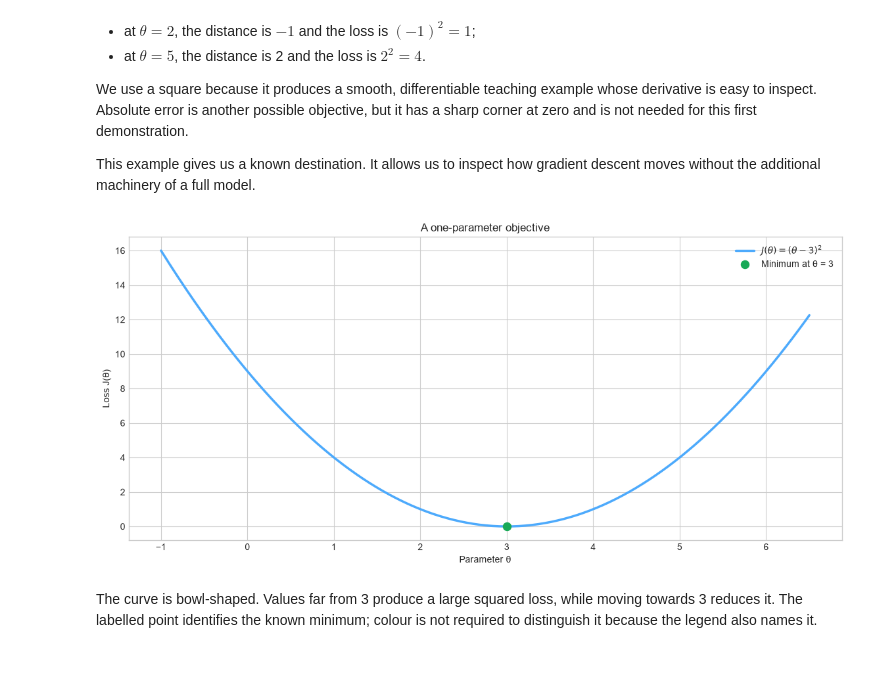
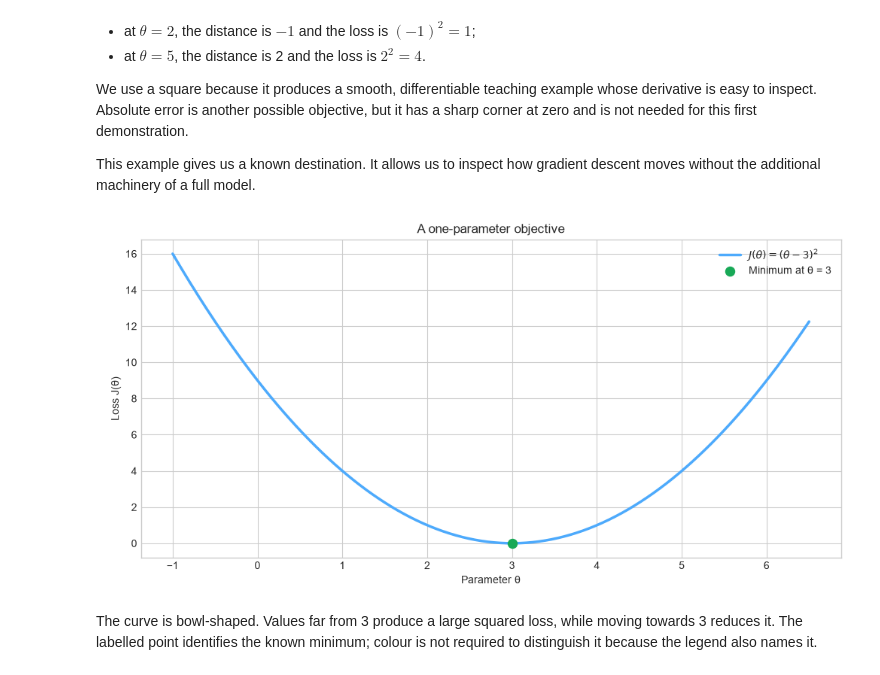
Before and after one commit to Ch3rry-Pi3-Learning-Labs/data-science-labs, a Jupyter notebook: notebooks/01-foundations/gradient-descent/01-gradient-descent-from-intuition-to-implementation.ipynb, the cells around one changed output. Saved outputs shown, nothing was run; the diff lists cells and outputs as text; code cells hidden in the pictures.

Commit message:
Align figures and refine vector notation

```diff
--- a/notebooks/01-foundations/gradient-descent/01-gradient-descent-from-intuition-to-implementation.ipynb
+++ b/notebooks/01-foundations/gradient-descent/01-gradient-descent-from-intuition-to-implementation.ipynb
@@ -79,8 +79,9 @@ BLUE = "#4DAAFC"
 RED = "#E53935"
 GREEN = "#18A957"
 
-# Full-width figures align with the notebook text column on GitHub.
-FULL_WIDTH_FIGSIZE = (14, 6)
+# Consistent native sizes keep plots legible without forcing them to
+# the maximum notebook width. Published outputs are centred separately.
+SINGLE_PLOT_FIGSIZE = (12, 5.5)
 TWO_PANEL_FIGSIZE = (12, 4.5)
 # %% [markdown]
 <a id="optimisation-problem"></a>
@@ -155,15 +153,15 @@ This example gives us a known destination. It allows us to inspect how gradient
 # %%
 theta_grid = np.linspace(-1.0, 6.5, 300)
 objective_grid = (theta_grid - 3.0) ** 2
 
-fig, ax = plt.subplots(figsize=FULL_WIDTH_FIGSIZE)
+fig, ax = plt.subplots(figsize=SINGLE_PLOT_FIGSIZE)
 ax.plot(theta_grid, objective_grid, color=BLUE, linewidth=2.5, label=r"$J(\theta)=(\theta-3)^2$")
 ax.scatter([3.0], [0.0], color=GREEN, s=75, zorder=3, label="Minimum at θ = 3")
 ax.set(title="A one-parameter objective", xlabel="Parameter θ", ylabel="Loss J(θ)")
 ax.legend()
 plt.show()
 # %% [output]
-[figure, old version]
+[figure, new version]
 # %% [markdown]
 The curve is bowl-shaped. Values far from 3 produce a large squared loss, while moving towards 3 reduces it. The labelled point identifies the known minimum; colour is not required to distinguish it because the legend also names it.
 # %% [markdown]
```
Also changed, not shown: parts of 5 cells of this notebook, 6 other files.
